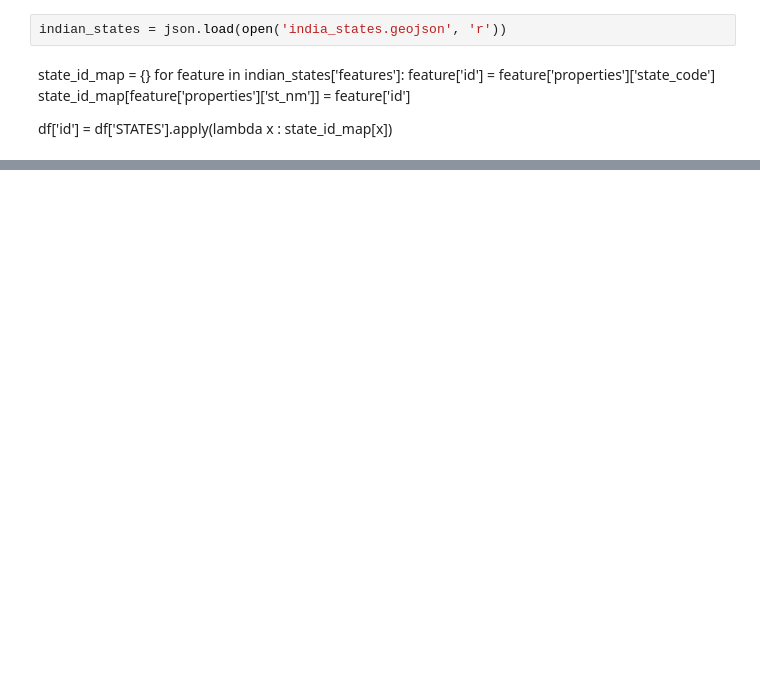
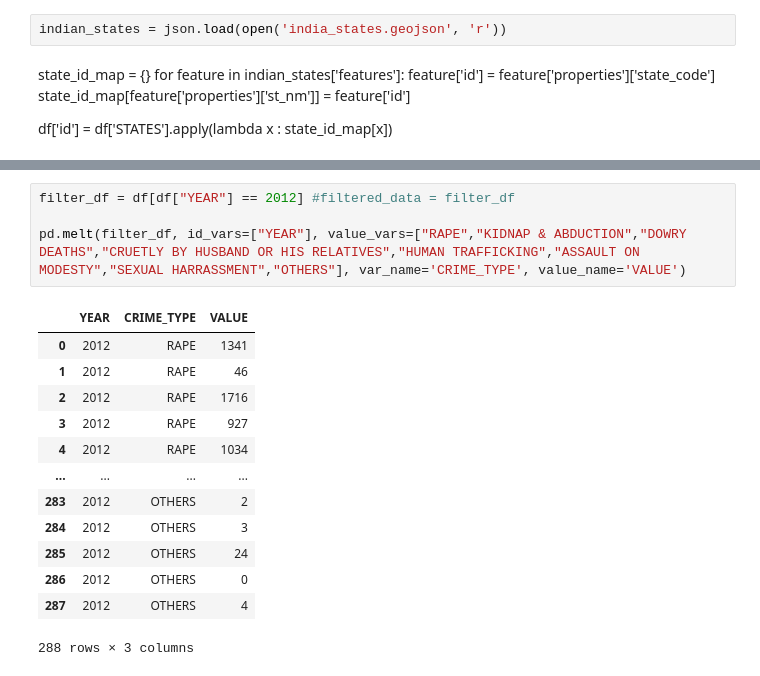
Before and after one commit to sweetcurryice/Crimes_Against_Women_Data_Science_Dashboard, a Jupyter notebook: eda.ipynb, the cells around one changed output, grey strips where cells are left out. Cells and saved outputs as stored; diff of their text form; blank space fills up the shorter version.

```diff
--- a/eda.ipynb
+++ b/eda.ipynb
@@ -55,0 +150,18 @@ df[df["YEAR"] == 2019]
+# %%
+filter_df = df[df["YEAR"] == 2012] #filtered_data = filter_df
+
+pd.melt(filter_df, id_vars=["YEAR"], value_vars=["RAPE","KIDNAP & ABDUCTION","DOWRY DEATHS","CRUETLY BY HUSBAND OR HIS RELATIVES","HUMAN TRAFFICKING","ASSAULT ON MODESTY","SEXUAL HARRASSMENT","OTHERS"], var_name='CRIME_TYPE', value_name='VALUE')
+# %% [output]
+|  | YEAR | CRIME_TYPE | VALUE |
+| 0 | 2012 | RAPE | 1341 |
+| 1 | 2012 | RAPE | 46 |
+| 2 | 2012 | RAPE | 1716 |
+| 3 | 2012 | RAPE | 927 |
+| 4 | 2012 | RAPE | 1034 |
+| ... | ... | ... | ... |
+| 283 | 2012 | OTHERS | 2 |
+| 284 | 2012 | OTHERS | 3 |
+| 285 | 2012 | OTHERS | 24 |
+| 286 | 2012 | OTHERS | 0 |
+| 287 | 2012 | OTHERS | 4 |
+288 rows × 3 columns
```
Also changed, not shown: parts of 14 cells of this notebook, 3 other files.
